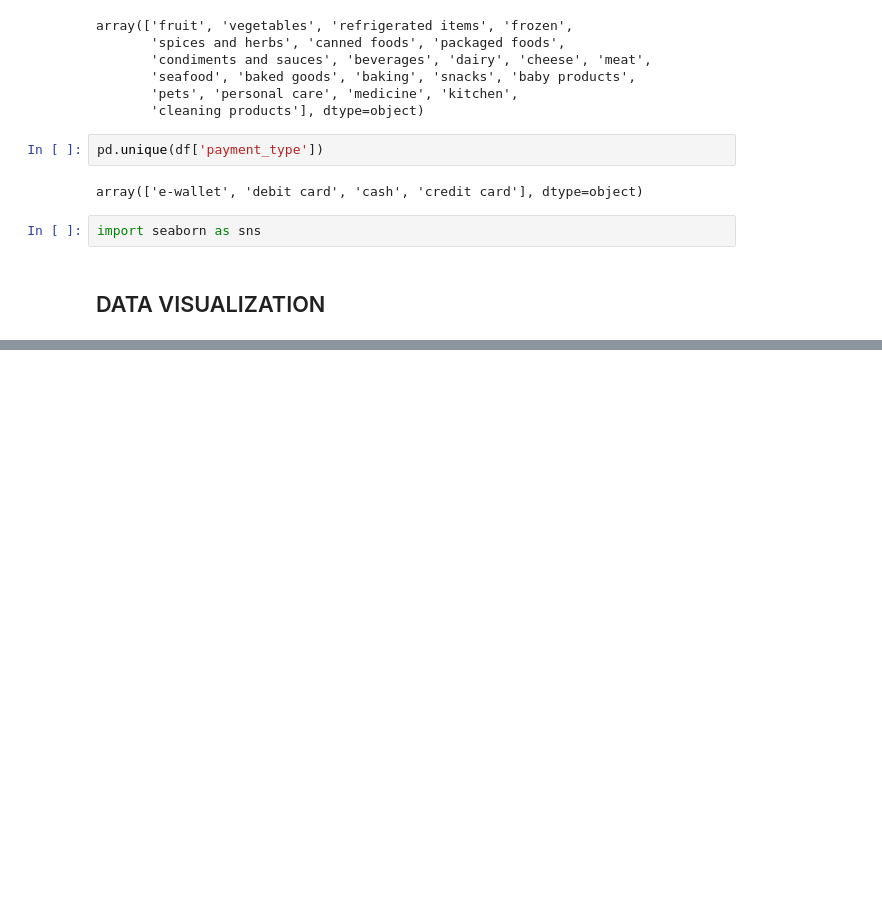
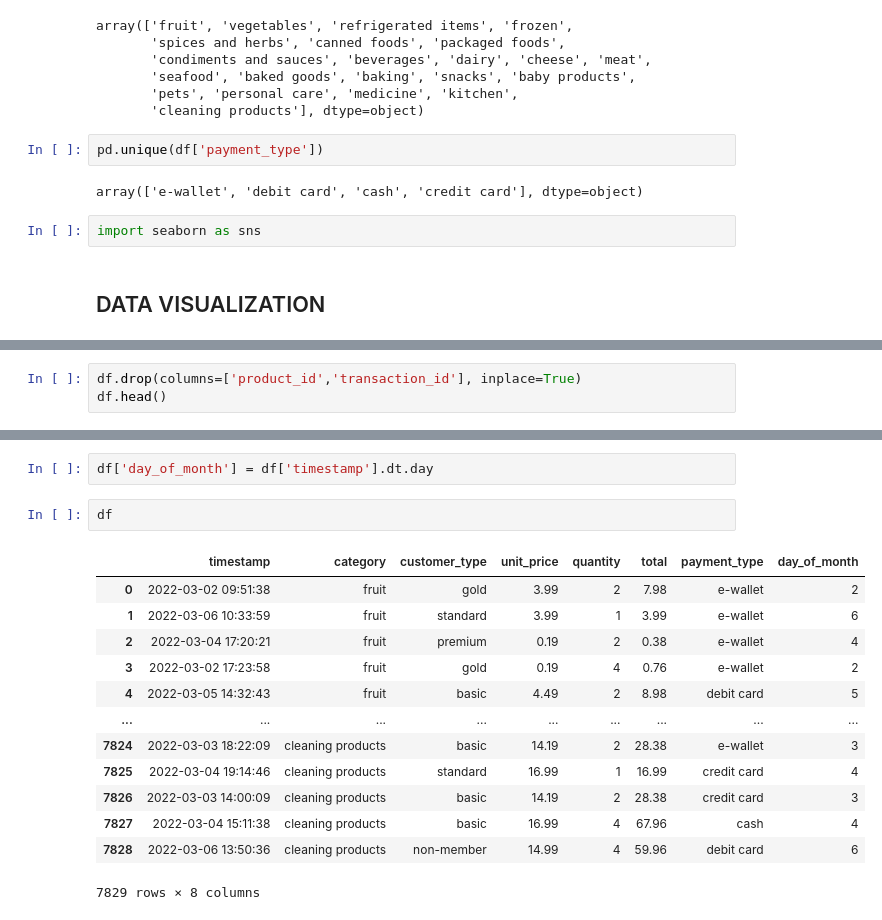
Before and after one commit to DOMINION-JOHN1/Cognizant_artificial_intelligence_project, a Jupyter notebook: cognizant_AI_project.ipynb, the cells around one changed output, grey strips where cells are left out. Saved outputs shown, nothing was run; the diff lists cells and outputs as text; blank space fills up the shorter version.

```diff
--- a/cognizant_AI_project.ipynb
+++ b/cognizant_AI_project.ipynb
@@ -95,0 +138,3 @@ sns.pairplot(data=df)
+# %%
+df.drop(columns=['product_id','transaction_id'], inplace=True)
+df.head()
@@ -95,0 +148,18 @@ sns.pairplot(data=df)
+# %%
+df['day_of_month'] = df['timestamp'].dt.day
+# %%
+df
+# %% [output]
+|  | timestamp | category | customer_type | unit_price | quantity | total | payment_type | day_of_month |
+| 0 | 2022-03-02 09:51:38 | fruit | gold | 3.99 | 2 | 7.98 | e-wallet | 2 |
+| 1 | 2022-03-06 10:33:59 | fruit | standard | 3.99 | 1 | 3.99 | e-wallet | 6 |
+| 2 | 2022-03-04 17:20:21 | fruit | premium | 0.19 | 2 | 0.38 | e-wallet | 4 |
+| 3 | 2022-03-02 17:23:58 | fruit | gold | 0.19 | 4 | 0.76 | e-wallet | 2 |
+| 4 | 2022-03-05 14:32:43 | fruit | basic | 4.49 | 2 | 8.98 | debit card | 5 |
+| ... | ... | ... | ... | ... | ... | ... | ... | ... |
+| 7824 | 2022-03-03 18:22:09 | cleaning products | basic | 14.19 | 2 | 28.38 | e-wallet | 3 |
+| 7825 | 2022-03-04 19:14:46 | cleaning products | standard | 16.99 | 1 | 16.99 | credit card | 4 |
+| 7826 | 2022-03-03 14:00:09 | cleaning products | basic | 14.19 | 2 | 28.38 | credit card | 3 |
+| 7827 | 2022-03-04 15:11:38 | cleaning products | basic | 16.99 | 4 | 67.96 | cash | 4 |
+| 7828 | 2022-03-06 13:50:36 | cleaning products | non-member | 14.99 | 4 | 59.96 | debit card | 6 |
+7829 rows × 8 columns
```
Also changed, not shown: parts of 13 cells of this notebook.
